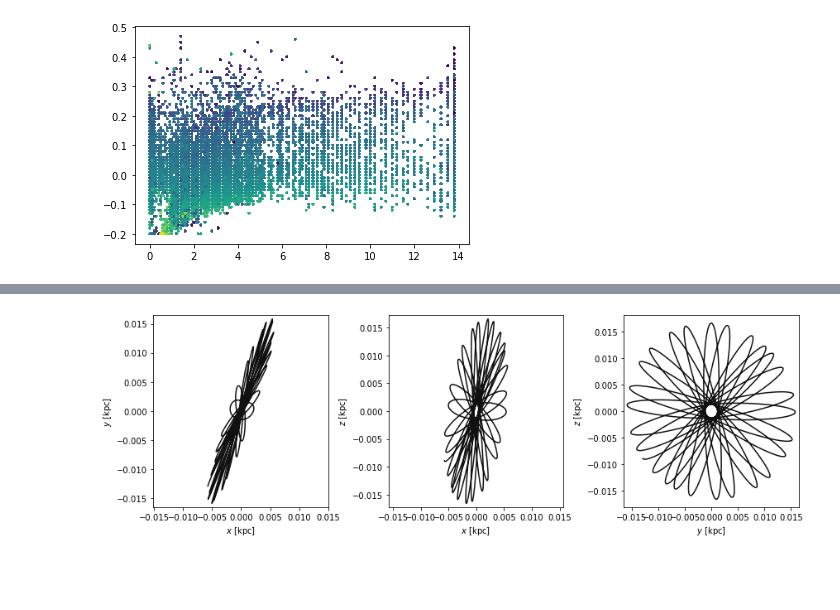
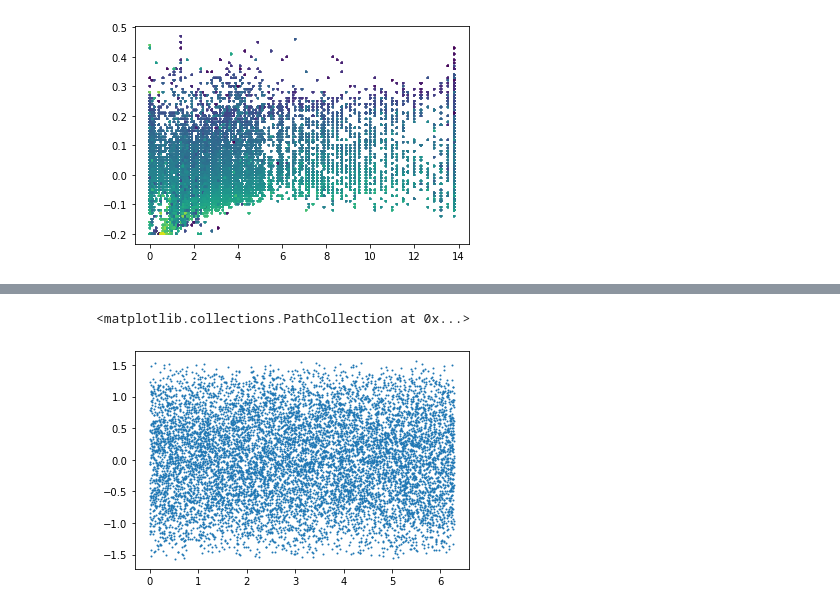
Before and after one commit to caganze/J1624, a Jupyter notebook: notebooks/kinematics.ipynb, the cells around one changed output, grey strips where cells are left out. Saved outputs shown, nothing was run; the diff lists cells and outputs as text; code cells hidden in the pictures; blank space fills up the shorter version.

```diff
--- a/notebooks/kinematics.ipynb
+++ b/notebooks/kinematics.ipynb
@@ -135,0 +149,5 @@ from gala.units import galactic
+# %%
+plt.scatter(rand_coord.galactic.l.radian, rand_coord.galactic.b.radian, s=1)
+# %% [output]
+<matplotlib.collections.PathCollection at 0x...>
+[figure, added]
@@ -137,8 +162,5 @@ from gala.units import galactic
 #m[1]
 milky_way = gp.MilkyWayPotential()
 H = gp.Hamiltonian(milky_way)
-w0 = gd.PhaseSpacePosition(coord.cartesian)
-orbits=H.integrate_orbit(w0,t=np.logspace(0, 4,10000)*u.Myr, cython_if_possible=True)
-fig = orbits.plot(color='#111111')
+w0 = gd.PhaseSpacePosition(new_coord.cartesian)
+orbits=H.integrate_orbit(w0,t=np.logspace(0, 4.1,TIMES)*u.Myr, cython_if_possible=True)
-# %% [output]
-[figure, removed]
```
Also changed, not shown: parts of 39 cells of this notebook, 12 other files.
